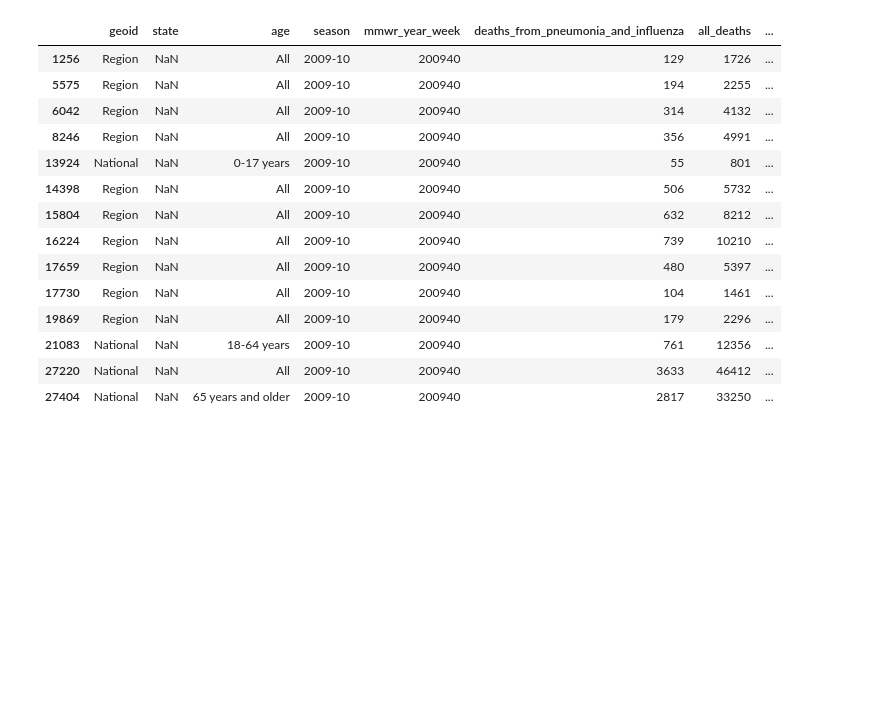
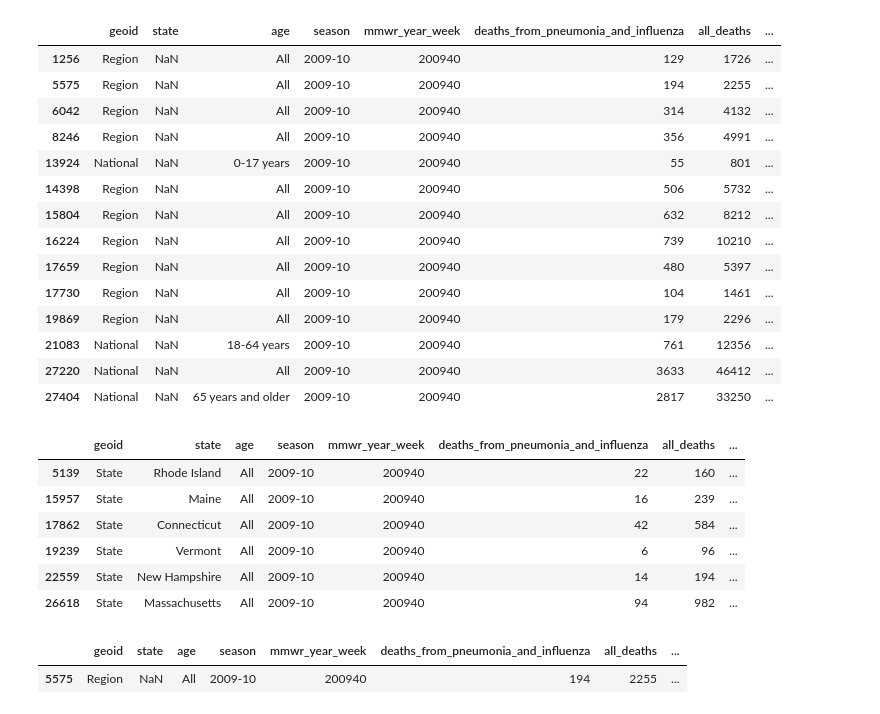
Before and after one commit to LotusEat3r/Project, a Jupyter notebook: Project_Data_init.ipynb, the cells around one changed output. Saved outputs shown, nothing was run; the diff lists cells and outputs as text; code cells hidden in the pictures; blank space fills up the shorter version.

```diff
--- a/Project_Data_init.ipynb
+++ b/Project_Data_init.ipynb
@@ -89,3 +87,36 @@ deaths[deaths['mmwr_year_week'] == '200940'][deaths[deaths['mmwr_year_week'] ==
 | 21083 | National | NaN | 18-64 years | 2009-10 | 200940 | 761 | 12356 | ... |
 | 27220 | National | NaN | All | 2009-10 | 200940 | 3633 | 46412 | ... |
 | 27404 | National | NaN | 65 years and older | 2009-10 | 200940 | 2817 | 33250 | ... |
+# %%
+# Regions:
+    # 1 - Connecticut, Maine, Massachusetts, New Hampshire, Rhode Island, Vermont
+    # 2 - New York, New Jersey, Puerto Rico, the Virgin Islands
+    # 3 - Delaware, District of Columbia, Maryland, Pennsylvania, Virginia, West Virginia
+    # 4 - Alabama, Florida, Georgia, Kentucky, Mississippi, North Carolina, South Carolina, Tennessee
+    # 5 - Illinois, Indiana, Minnesota, Michigan, Ohio, Wisconsin
+    # 6 - Arkansas, Louisiana, New Mexico, Oklahoma, Texas
+    # 7 - Iowa, Kansas, Missouri, Nebraska
+    # 8 - Colorado, Montana, North Dakota, South Dakota, Utah, Wyoming
+    # 9 - Arizona, California, Hawaii, Nevada, Guam, American Samoa
+    # 10 - Alaska, Idaho, Oregon, Washington
+
+
+
+# Check data for region 1 to see if region is redundant
+
+deaths[(deaths['mmwr_year_week'] == '200940') & ((deaths['state'] == 'Connecticut') | (deaths['state'] == 'Maine') | (deaths['state'] == 'Massachusetts') | (deaths['state'] == 'New Hampshire') | (deaths['state'] == 'Rhode Island') | (deaths['state'] == 'Vermont'))]
+# %% [output]
+|  | geoid | state | age | season | mmwr_year_week | deaths_from_pneumonia_and_influenza | all_deaths | ... |
+| 5139 | State | Rhode Island | All | 2009-10 | 200940 | 22 | 160 | ... |
+| 15957 | State | Maine | All | 2009-10 | 200940 | 16 | 239 | ... |
+| 17862 | State | Connecticut | All | 2009-10 | 200940 | 42 | 584 | ... |
+| 19239 | State | Vermont | All | 2009-10 | 200940 | 6 | 96 | ... |
+| 22559 | State | New Hampshire | All | 2009-10 | 200940 | 14 | 194 | ... |
+| 26618 | State | Massachusetts | All | 2009-10 | 200940 | 94 | 982 | ... |
+# %%
+deaths[(deaths['geoid'] == 'Region') & (deaths['mmwr_year_week'] == '200940') & (deaths['region'] == '1')]
+
+# Region adds specifically whether they were deaths from influenza or deaths from pneumonia
+# %% [output]
+|  | geoid | state | age | season | mmwr_year_week | deaths_from_pneumonia_and_influenza | all_deaths | ... |
+| 5575 | Region | NaN | All | 2009-10 | 200940 | 194 | 2255 | ... |
```
Also changed, not shown: parts of 12 cells of this notebook, 1 other file.
